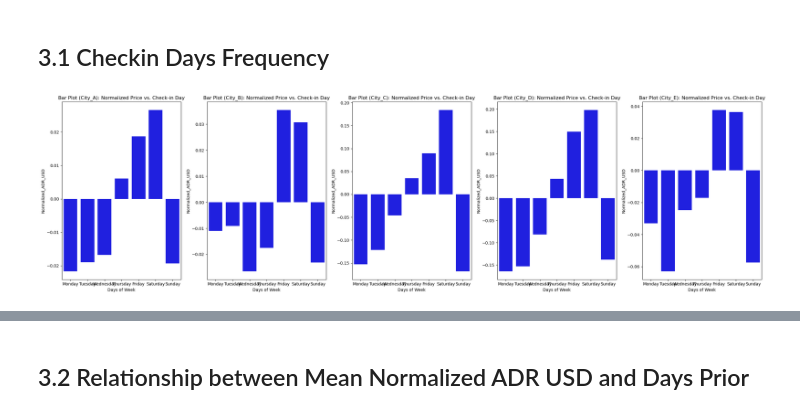
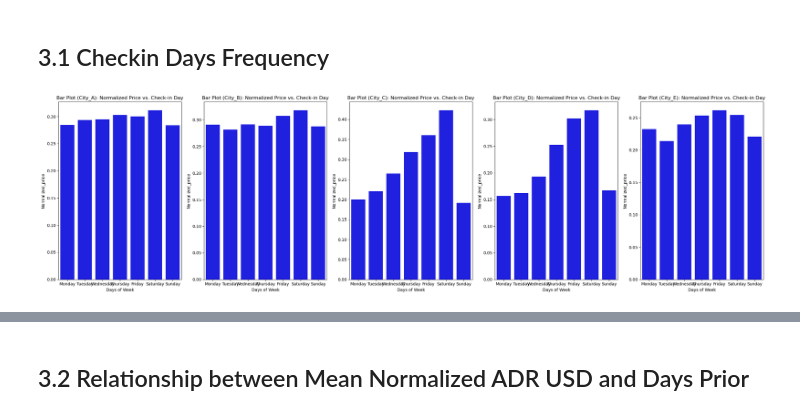
Before and after one commit to Tempesta-96/KagglePrac, a Jupyter notebook: hotel-booking-analysis.ipynb, the cells around one changed output, grey strips where cells are left out. Saved outputs shown, nothing was run; the diff lists cells and outputs as text; code cells hidden in the pictures.

```diff
--- a/hotel-booking-analysis.ipynb
+++ b/hotel-booking-analysis.ipynb
@@ -56,7 +84,7 @@ Check-out date – Date of check-out
 ## 2.1 Reading the file <a class="anchor"  id="subchapter2.1"></a>
 # %%
 # Specify the file path of the Excel file
-FILE = '/kaggle/input/hotel-booking/Case_Study_Urgency_Message_Data.xlsx'
+FILE = '/kaggle/input/hotel-booking/Hotel Price Analysis.xlsx'
 
 # List of cities to process
 CITIES = ['City_A', 'City_B', 'City_C', 'City_D', 'City_E']
@@ -70,7 +98,7 @@ for CITY in CITIES:
     df = pd.read_excel(FILE, sheet_name=CITY)
 
     # Add a new column 'Table Name' to indicate the city
-    df['Table Name'] = CITY
+    df['City'] = CITY
 
     # Append the DataFrame to the list
     hotel_list.append(df)
@@ -78,9 +106,6 @@ for CITY in CITIES:
 # Concatenate all individual hotel DataFrames into a single DataFrame
 hotel_df = pd.concat(hotel_list, ignore_index=True)
 
-# Save the concatenated DataFrame to an Excel file
-hotel_df.to_excel('Hotel Analysis.xlsx', index=False)
-
 # Display the concatenated DataFrame
 display(hotel_df)
 # %% [output]
@@ -202,7 +206,7 @@ for idx, CITY in enumerate(CITIES):
     ax = axes[row_idx, col_idx]
 
     # Plot 1: Accommodation Type Count
-    accommodation_counts = merged_df[merged_df['Table Name'] == CITY]['accommodation_type_name'].value_counts()
+    accommodation_counts = hotel_df[hotel_df['City'] == CITY]['accommodation_type_name'].value_counts()
     accommodation_counts.plot(kind='bar', ax=ax)
     ax.set_title(f'Accommodation Type Count {CITY}')
     ax.set_xlabel('Accommodation Type')
@@ -210,7 +214,7 @@ for idx, CITY in enumerate(CITIES):
 
     ax1 = axes[row_idx, col_idx+1]
     # Plot 2 : Chain Hotel Count
-    chain_counts = merged_df[merged_df['Table Name'] == CITY]['chain_hotel'].value_counts()
+    chain_counts = hotel_df[hotel_df['City'] == CITY]['chain_hotel'].value_counts()
     chain_counts.plot(kind='bar', ax=ax1)
     ax1.set_title(f'Chain Hotel Count {CITY}')
     ax1.set_xlabel('Chain Hotel')
@@ -218,7 +222,7 @@ for idx, CITY in enumerate(CITIES):
 
     ax2 = axes[row_idx, col_idx+2]
     # Plot 3 : Star Rating Count
-    star_counts = merged_df[merged_df['Table Name'] == CITY]['star_rating'].value_counts()
+    star_counts = hotel_df[hotel_df['City'] == CITY]['star_rating'].value_counts()
     star_counts.plot(kind='bar', ax=ax2)
     ax2.set_title(f'Star Rating Count {CITY}')
     ax2.set_xlabel('Star Rating')
@@ -290,7 +298,7 @@ for idx, CITY in enumerate(CITIES):
     ax = axes[idx]
 
     # Plot 4 : Day Prior Count
-    day_prior_counts = merged_df[merged_df['Table Name'] == CITY]['days_prior'].value_counts().sort_index()
+    day_prior_counts = hotel_df[hotel_df['City'] == CITY]['days_prior'].value_counts().sort_index()
     day_prior_counts.plot(kind='bar', ax=ax)
     ax.set_title(f'Day Prior Count {CITY}')
     ax.set_xlabel('Day Prior')
@@ -309,30 +317,30 @@ plt.show()
 # %%
 # List of days of the week
 cats = ['Monday', 'Tuesday', 'Wednesday', 'Thursday', 'Friday', 'Saturday', 'Sunday']
 
 # Create subplots for each city
 fig, axes = plt.subplots(1, 5, figsize=(25, 7))
 
 # Group the data by 'Table Name' and 'checkin_day' and calculate the mean of 'normalized_ADR_USD'
-grouped_by_checkin_day = merged_df.groupby(['Table Name', 'checkin_day'])['normalized_ADR_USD'].mean().reset_index()
+grouped_by_checkin_day = hotel_df.groupby(['City', 'checkin_day'])['normalized_price'].mean().reset_index()
 
 # Loop through each city and plot the box plots
 for idx, CITY in enumerate(CITIES):
     # Filter the data for the current city
-    grouped_by_checkin_day1 = grouped_by_checkin_day[grouped_by_checkin_day['Table Name'] == CITY]
+    grouped_by_checkin_day1 = grouped_by_checkin_day[grouped_by_checkin_day['City'] == CITY]
     grouped_by_checkin_day1 = grouped_by_checkin_day1.set_index('checkin_day').reindex(cats).reset_index()
 
     ax = axes[idx]  # Get the specific subplot for the current city
 
     # Plot the bar chart using Seaborn
     sns.barplot(data=grouped_by_checkin_day1, x='checkin_day',
-                y='normalized_ADR_USD', ax=ax, color='blue')
+                y='normalized_price', ax=ax, color='blue')
     ax.set_xlabel('Days of Week')
-    ax.set_ylabel('Normalized_ADR_USD')
+    ax.set_ylabel('Normalized_price')
     ax.set_title(f'Bar Plot ({CITY}): Normalized Price vs. Check-in Day')
 
 # Adjust layout and display the plots
 plt.tight_layout()
 plt.show()
 # %% [output]
-[figure, old version]
+[figure, new version]
```
Also changed, not shown: parts of 78 cells of this notebook.
